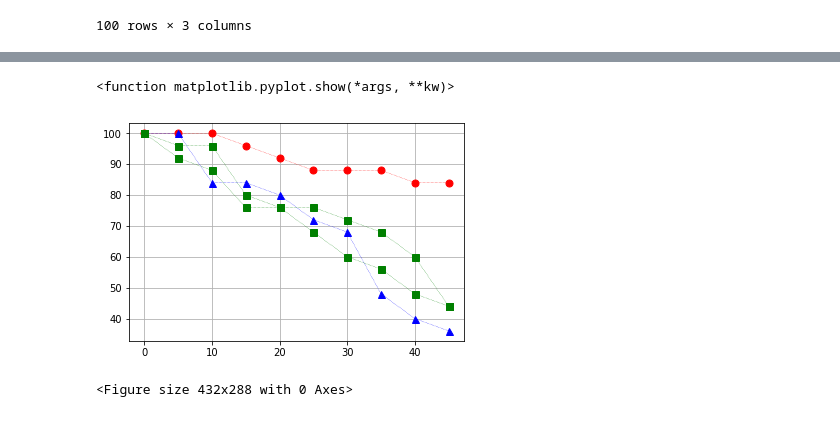
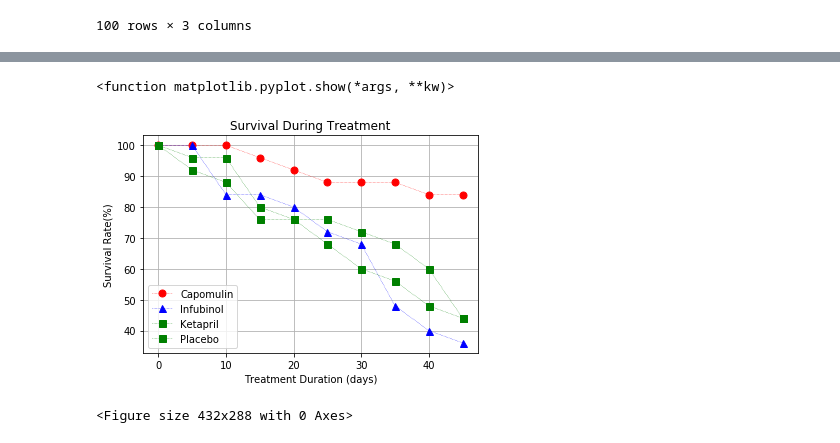
Before and after one commit to thphan12/Matplotlib, a Jupyter notebook: HW5.ipynb, the cells around one changed output, grey strips where cells are left out. Cells and saved outputs as stored; diff of their text form; code cells hidden in the pictures.

```diff
--- a/HW5.ipynb
+++ b/HW5.ipynb
@@ -298,15 +298,21 @@ reformatted_survival
 # %%
 # survival plot
 plt.plot(reformatted_survival.index, (reformatted_survival["Capomulin"]/25)*100, color="red",marker='o', markersize=7, linewidth=.5, linestyle='dotted')
 plt.plot(reformatted_survival.index, (reformatted_survival["Infubinol"]/25)*100,color="b",marker='^', markersize=7, linewidth=.5, linestyle='dotted')
 plt.plot(reformatted_survival.index, (reformatted_survival["Ketapril"]/25)*100, color="g",marker='s', markersize=7,  linewidth=.5, linestyle='dotted')
 plt.plot(reformatted_survival.index, (reformatted_survival["Placebo"]/25)*100, color="g",marker='s', markersize=7,  linewidth=.5, linestyle='dotted')
+plt.title("Survival During Treatment")
+plt.grid(True)
+plt.xlabel("Treatment Duration (days)")
+plt.ylabel("Survival Rate(%)")
+plt.legend(loc='lower left')
+
 
 plt.grid(True)
 plt.show
 # %% [output]
 <function matplotlib.pyplot.show(*args, **kw)>
-[figure, old version]
+[figure, new version]
 # %%
 # Generate the Plot (Accounting for percentages)
 
```
